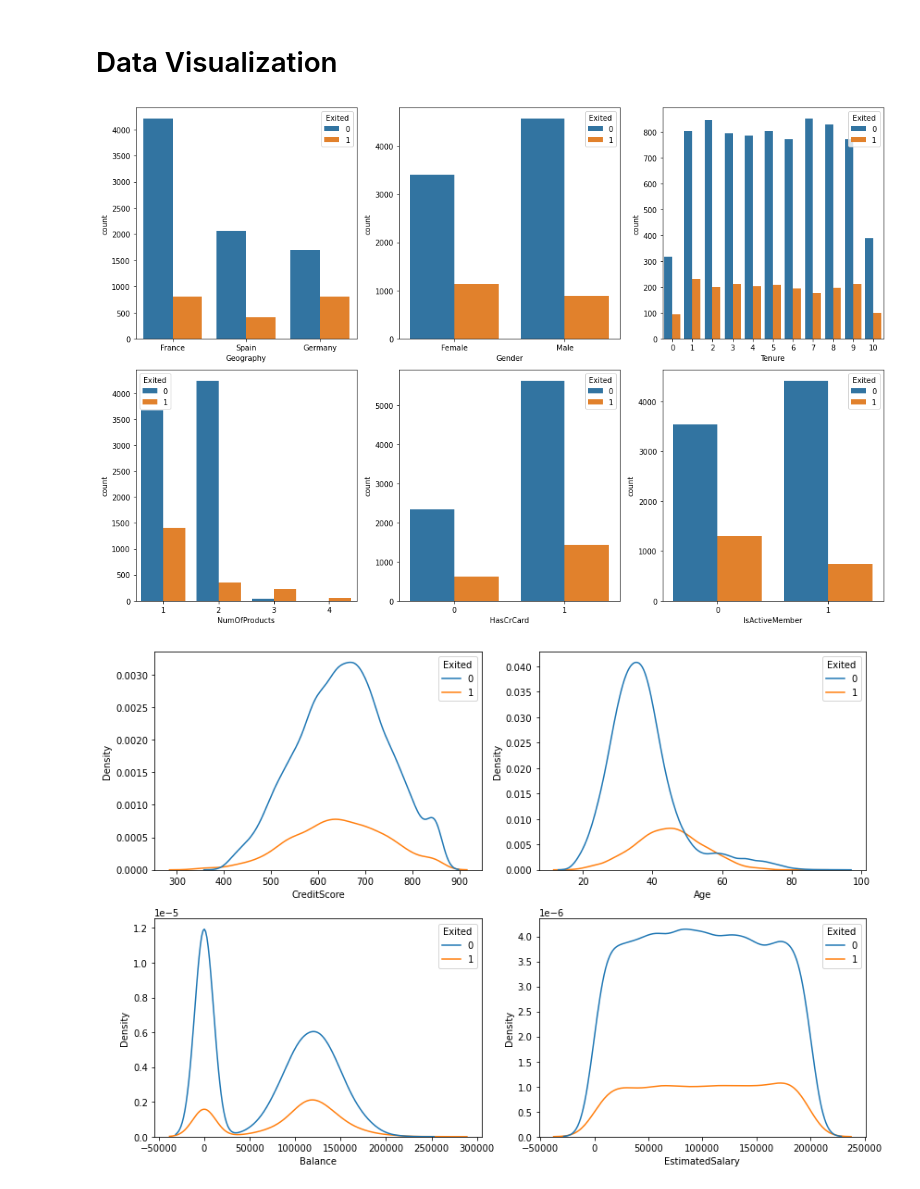
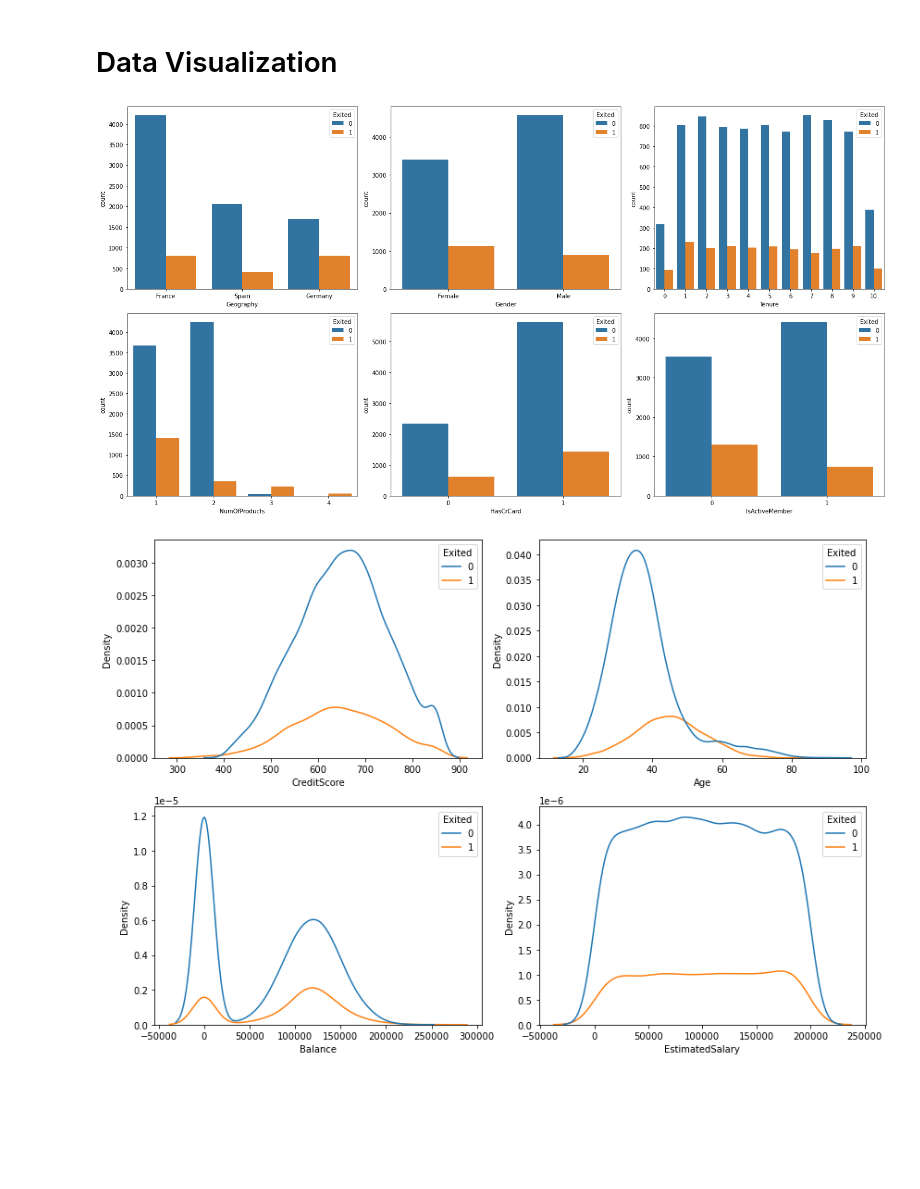
Before and after one commit to chakraskun/churn-modelling, a Jupyter notebook: eda_and_datviz.ipynb, the cells around one changed output. Cells and saved outputs as stored; diff of their text form; code cells hidden in the pictures; blank space fills up the shorter version.

```diff
--- a/eda_and_datviz.ipynb
+++ b/eda_and_datviz.ipynb
@@ -222,14 +222,14 @@ Dari pair plot di atas, kita juga dapat melihat:
 # Data Visualization
 # %%
 categorical_int = df[categorical].select_dtypes(include=np.number).columns
-plt.figure(figsize=(15, 10))
+plt.figure(figsize=(19, 10))
 for i in range(0, len(categorical)):
     plt.subplot(2, len(categorical)/2, i+1)
     sns.countplot(x=df[categorical[i]], hue=df['Exited'])
     plt.xlabel(categorical[i])
     plt.tight_layout()
 # %% [output]
-[figure, old version]
+[figure, new version]
 # %%
 plt.figure(figsize=(12, 8))
 for i in range(0, len(numerical)):
```
